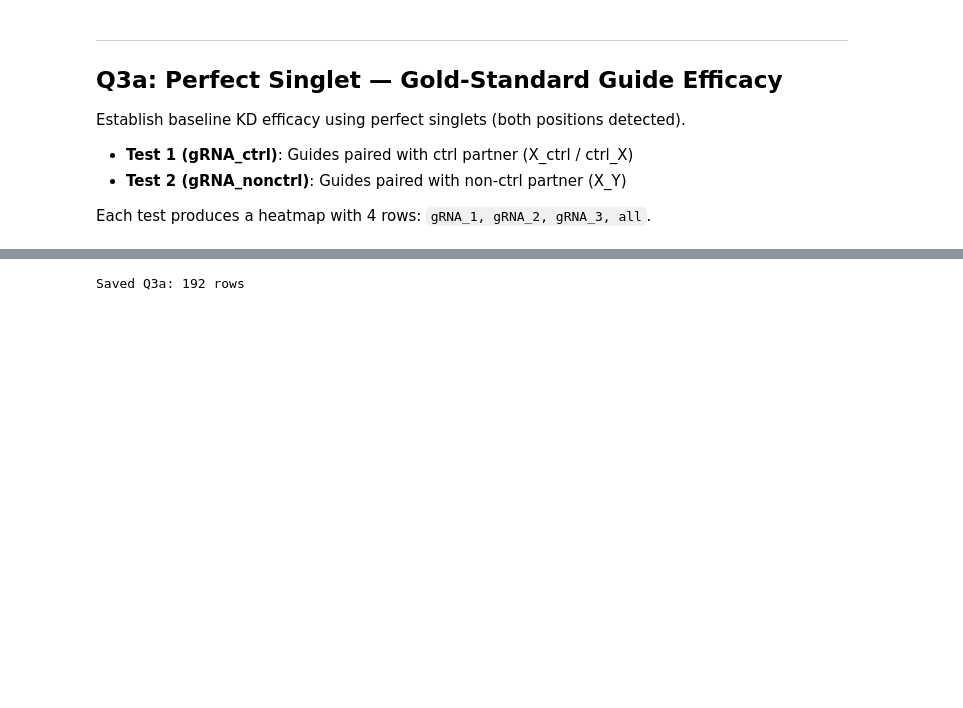
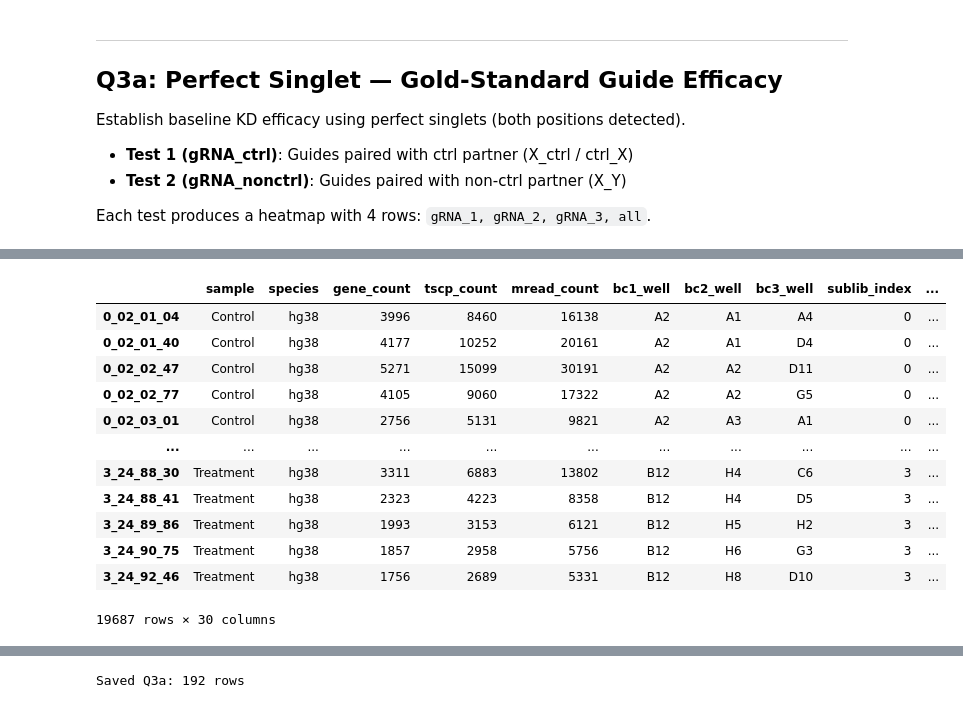
Before and after one commit to jhjiang2020/CSM_ccperturbseq, a Jupyter notebook: scripts/qc_analysis.ipynb, the cells around one changed output, grey strips where cells are left out. Drawn from its saved outputs; the diff is of its cells as text; code cells hidden in the pictures; blank space fills up the shorter version.

```diff
--- a/scripts/qc_analysis.ipynb
+++ b/scripts/qc_analysis.ipynb
@@ -592 +572,17 @@ Q3a ctrl results: 96 rows
 96 rows × 17 columns
+# %%
+perfect_df
+# %% [output]
+|  | sample | species | gene_count | tscp_count | mread_count | bc1_well | bc2_well | bc3_well | sublib_index | ... |
+| 0_02_01_04 | Control | hg38 | 3996 | 8460 | 16138 | A2 | A1 | A4 | 0 | ... |
+| 0_02_01_40 | Control | hg38 | 4177 | 10252 | 20161 | A2 | A1 | D4 | 0 | ... |
+| 0_02_02_47 | Control | hg38 | 5271 | 15099 | 30191 | A2 | A2 | D11 | 0 | ... |
+| 0_02_02_77 | Control | hg38 | 4105 | 9060 | 17322 | A2 | A2 | G5 | 0 | ... |
+| 0_02_03_01 | Control | hg38 | 2756 | 5131 | 9821 | A2 | A3 | A1 | 0 | ... |
+| ... | ... | ... | ... | ... | ... | ... | ... | ... | ... | ... |
+| 3_24_88_30 | Treatment | hg38 | 3311 | 6883 | 13802 | B12 | H4 | C6 | 3 | ... |
+| 3_24_88_41 | Treatment | hg38 | 2323 | 4223 | 8358 | B12 | H4 | D5 | 3 | ... |
+| 3_24_89_86 | Treatment | hg38 | 1993 | 3153 | 6121 | B12 | H5 | H2 | 3 | ... |
+| 3_24_90_75 | Treatment | hg38 | 1857 | 2958 | 5756 | B12 | H6 | G3 | 3 | ... |
+| 3_24_92_46 | Treatment | hg38 | 1756 | 2689 | 5331 | B12 | H8 | D10 | 3 | ... |
+19687 rows × 30 columns
```
Also changed, not shown: parts of 54 cells of this notebook, 1 other file.
